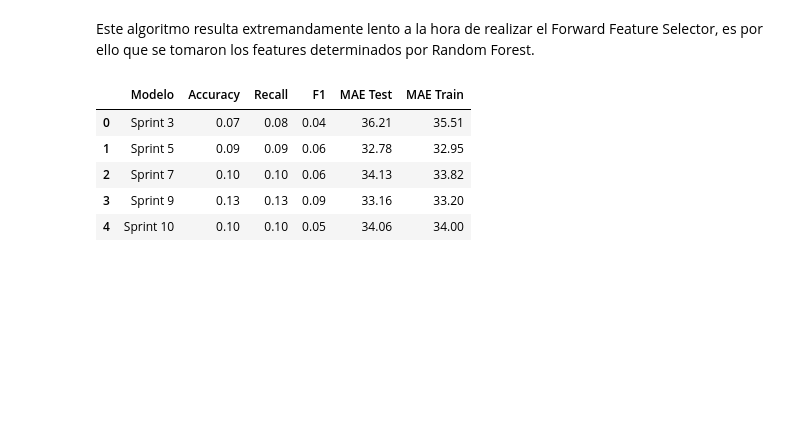
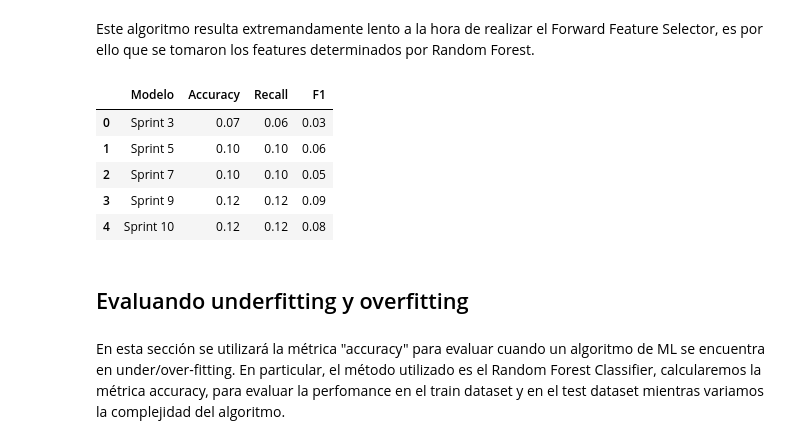
Before and after one commit to MauriJ/Data-Science, a Jupyter notebook: Desafíos/Proyecto complementario N°1/Proyecto_ComplementarioI_Moran.ipynb, the cells around one changed output. Saved outputs shown, nothing was run; the diff lists cells and outputs as text; code cells hidden in the pictures; blank space fills up the shorter version.

```diff
--- a/Desafíos/Proyecto complementario N°1/Proyecto_ComplementarioI_Moran.ipynb
+++ b/Desafíos/Proyecto complementario N°1/Proyecto_ComplementarioI_Moran.ipynb
@@ -71,7 +70,7 @@ for i in [3, 5, 7, 9, 10]:
 # %%
 knn = KNeighborsClassifier(n_neighbors = 5, n_jobs = -1)
 
-accuracy_forw, recall_forw, f1_forw, mae_forw_train, mae_forw_test = [], [], [], [], []
+accuracy_forw, recall_forw, f1_forw = [], [], []
 
 for i in [3, 5, 7, 9, 10]:
     X_i = X[list(X2.columns[forw[f'sfs_{i}'].get_support()])]
@@ -80,15 +79,12 @@ for i in [3, 5, 7, 9, 10]:
     knn.fit(X_train, y_train)
 
     y_test_pred = knn.predict(X_test)
-    y_train_pred = knn.predict(X_train)
 
     accuracy_forw.append(accuracy_score(y_test, y_test_pred))
     recall_forw.append(recall_score(y_test, y_test_pred, average = 'macro'))
     f1_forw.append(f1_score(y_test, y_test_pred, average = 'macro'))
-    mae_forw_train.append(mean_absolute_error(y_train, y_train_pred))
-    mae_forw_test.append(mean_absolute_error(y_test, y_test_pred))
 
-comparacion_forw = pd.DataFrame({'Modelo': ['Sprint 3', 'Sprint 5', ' Sprint 7', 'Sprint 9', 'Sprint 10'], 'Accuracy': accuracy_forw, 'Recall': recall_forw, 'F1': f1_forw, 'MAE Test': mae_forw_test, 'MAE Train': mae_forw_train})
+comparacion_forw = pd.DataFrame({'Modelo': ['Sprint 3', 'Sprint 5', ' Sprint 7', 'Sprint 9', 'Sprint 10'], 'Accuracy': accuracy_forw, 'Recall': recall_forw, 'F1': f1_forw})
 
 comparacion_forw.round(2)
 # %% [output]
@@ -115,7 +111,7 @@ for i in [3, 5, 7, 9, 10]:
 # %%
 nb = GaussianNB()
 
-accuracy_forw_nb, recall_forw_nb, f1_forw_nb, mae_forw_train, mae_forw_test = [], [], [], [], []
+accuracy_forw_nb, recall_forw_nb, f1_forw_nb = [], [], []
 
 for i in [3, 5, 7, 9, 10]:
     X_i = X[list(X2.columns[forw_nb[f'sfs_{i}'].get_support()])]
@@ -124,15 +120,12 @@ for i in [3, 5, 7, 9, 10]:
     nb.fit(X_train, y_train)
 
     y_test_pred = nb.predict(X_test)
-    y_train_pred = nb.predict(X_train)
 
     accuracy_forw_nb.append(accuracy_score(y_test, y_test_pred))
     recall_forw_nb.append(recall_score(y_test, y_test_pred, average = 'macro'))
     f1_forw_nb.append(f1_score(y_test, y_test_pred, average = 'macro'))
-    mae_forw_train.append(mean_absolute_error(y_train, y_train_pred))
-    mae_forw_test.append(mean_absolute_error(y_test, y_test_pred))
 
-comparacion_forw_nb = pd.DataFrame({'Modelo': ['Sprint 3', 'Sprint 5', ' Sprint 7', 'Sprint 9', 'Sprint 10'], 'Accuracy': accuracy_forw_nb, 'Recall': recall_forw_nb, 'F1': f1_forw_nb, 'MAE Test': mae_forw_test, 'MAE Train': mae_forw_train})
+comparacion_forw_nb = pd.DataFrame({'Modelo': ['Sprint 3', 'Sprint 5', ' Sprint 7', 'Sprint 9', 'Sprint 10'], 'Accuracy': accuracy_forw_nb, 'Recall': recall_forw_nb, 'F1': f1_forw_nb})
 
 comparacion_forw_nb.round(2)
 # %% [output]
@@ -159,7 +152,7 @@ for i in [3, 5, 7, 9, 10]:
 # %%
 dtc = DecisionTreeClassifier(min_samples_split = 10)
 
-accuracy_forw_dtc, recall_forw_dtc, f1_forw_dtc, mae_forw_train, mae_forw_test = [], [], [], [], []
+accuracy_forw_dtc, recall_forw_dtc, f1_forw_dtc = [], [], []
 
 for i in [3, 5, 7, 9, 10]:
     X_i = X[list(X2.columns[forw_dtc[f'sfs_{i}'].get_support()])]
@@ -168,15 +161,12 @@ for i in [3, 5, 7, 9, 10]:
     dtc.fit(X_train, y_train)
 
     y_test_pred = dtc.predict(X_test)
-    y_train_pred = dtc.predict(X_train)
 
     accuracy_forw_dtc.append(accuracy_score(y_test, y_test_pred))
     recall_forw_dtc.append(recall_score(y_test, y_test_pred, average = 'macro'))
     f1_forw_dtc.append(f1_score(y_test, y_test_pred, average = 'macro'))
-    mae_forw_train.append(mean_absolute_error(y_train, y_train_pred))
-    mae_forw_test.append(mean_absolute_error(y_test, y_test_pred))
 
-comparacion_forw_dtc = pd.DataFrame({'Modelo': ['Sprint 3', 'Sprint 5', ' Sprint 7', 'Sprint 9', 'Sprint 10'], 'Accuracy': accuracy_forw_dtc, 'Recall': recall_forw_dtc, 'F1': f1_forw_dtc, 'MAE Test': mae_forw_test, 'MAE Train': mae_forw_train})
+comparacion_forw_dtc = pd.DataFrame({'Modelo': ['Sprint 3', 'Sprint 5', ' Sprint 7', 'Sprint 9', 'Sprint 10'], 'Accuracy': accuracy_forw_dtc, 'Recall': recall_forw_dtc, 'F1': f1_forw_dtc})
 
 comparacion_forw_dtc.round(2)
 # %% [output]
@@ -203,7 +193,7 @@ for i in [3, 5, 7, 9, 10]:
 # %%
 rfc = RandomForestClassifier(max_depth = 5, n_estimators = 10, max_features = 1)
 
-accuracy_forw_rfc, recall_forw_rfc, f1_forw_rfc, mae_forw_train, mae_forw_test = [], [], [], [], []
+accuracy_forw_rfc, recall_forw_rfc, f1_forw_rfc = [], [], []
 
 for i in [3, 5, 7, 9, 10]:
     X_i = X[list(X2.columns[forw_rfc[f'sfs_{i}'].get_support()])]
@@ -212,15 +202,12 @@ for i in [3, 5, 7, 9, 10]:
     rfc.fit(X_train, y_train)
 
     y_test_pred = rfc.predict(X_test)
-    y_train_pred = rfc.predict(X_train)
 
     accuracy_forw_rfc.append(accuracy_score(y_test, y_test_pred))
     recall_forw_rfc.append(recall_score(y_test, y_test_pred, average = 'macro'))
     f1_forw_rfc.append(f1_score(y_test, y_test_pred, average = 'macro'))
-    mae_forw_train.append(mean_absolute_error(y_train, y_train_pred))
-    mae_forw_test.append(mean_absolute_error(y_test, y_test_pred))
 
-comparacion_forw_rfc = pd.DataFrame({'Modelo': ['Sprint 3', 'Sprint 5', ' Sprint 7', 'Sprint 9', 'Sprint 10'], 'Accuracy': accuracy_forw_rfc, 'Recall': recall_forw_rfc, 'F1': f1_forw_rfc, 'MAE Test': mae_forw_test, 'MAE Train': mae_forw_train})
+comparacion_forw_rfc = pd.DataFrame({'Modelo': ['Sprint 3', 'Sprint 5', ' Sprint 7', 'Sprint 9', 'Sprint 10'], 'Accuracy': accuracy_forw_rfc, 'Recall': recall_forw_rfc, 'F1': f1_forw_rfc})
 
 comparacion_forw_rfc.round(2)
 # %% [output]
@@ -239,30 +226,31 @@ from sklearn.ensemble import AdaBoostClassifier
 # %%
 abc = AdaBoostClassifier()
 
-accuracy_forw_abc, recall_forw_abc, f1_forw_abc, mae_forw_train, mae_forw_test = [], [], [], [], []
+accuracy_forw_abc, recall_forw_abc, f1_forw_abc = [], [], []
 
 for i in [3, 5, 7, 9, 10]:
     X_i = X[list(X2.columns[forw_rfc[f'sfs_{i}'].get_support()])]
 
     X_train, X_test, y_train, y_test = train_test_split(X_i, y, random_state = 42)
     abc.fit(X_train, y_train)
 
     y_test_pred = abc.predict(X_test)
-    y_train_pred = abc.predict(X_train)
 
     accuracy_forw_abc.append(accuracy_score(y_test, y_test_pred))
     recall_forw_abc.append(recall_score(y_test, y_test_pred, average = 'macro'))
     f1_forw_abc.append(f1_score(y_test, y_test_pred, average = 'macro'))
-    mae_forw_train.append(mean_absolute_error(y_train, y_train_pred))
-    mae_forw_test.append(mean_absolute_error(y_test, y_test_pred))
 
-comparacion_forw_abc = pd.DataFrame({'Modelo': ['Sprint 3', 'Sprint 5', ' Sprint 7', 'Sprint 9', 'Sprint 10'], 'Accuracy': accuracy_forw_abc, 'Recall': recall_forw_abc, 'F1': f1_forw_abc, 'MAE Test': mae_forw_test, 'MAE Train': mae_forw_train})
+comparacion_forw_abc = pd.DataFrame({'Modelo': ['Sprint 3', 'Sprint 5', ' Sprint 7', 'Sprint 9', 'Sprint 10'], 'Accuracy': accuracy_forw_abc, 'Recall': recall_forw_abc, 'F1': f1_forw_abc})
 
 comparacion_forw_abc.round(2)
 # %% [output]
-|  | Modelo | Accuracy | Recall | F1 | MAE Test | MAE Train |
-| 0 | Sprint 3 | 0.07 | 0.08 | 0.04 | 36.21 | 35.51 |
-| 1 | Sprint 5 | 0.09 | 0.09 | 0.06 | 32.78 | 32.95 |
-| 2 | Sprint 7 | 0.10 | 0.10 | 0.06 | 34.13 | 33.82 |
-| 3 | Sprint 9 | 0.13 | 0.13 | 0.09 | 33.16 | 33.20 |
-| 4 | Sprint 10 | 0.10 | 0.10 | 0.05 | 34.06 | 34.00 |
+|  | Modelo | Accuracy | Recall | F1 |
+| 0 | Sprint 3 | 0.07 | 0.06 | 0.03 |
+| 1 | Sprint 5 | 0.10 | 0.10 | 0.06 |
+| 2 | Sprint 7 | 0.10 | 0.10 | 0.05 |
+| 3 | Sprint 9 | 0.12 | 0.12 | 0.09 |
+| 4 | Sprint 10 | 0.12 | 0.12 | 0.08 |
+# %% [markdown]
+## Evaluando underfitting y overfitting
+# %% [markdown]
+En esta sección se utilizará la métrica "accuracy" para evaluar cuando un algoritmo de ML se encuentra en under/over-fitting. En particular, el método utilizado es el Random Forest Classifier, calcularemos la métrica accuracy, para evaluar la perfomance en el train dataset y en el test dataset mientras variamos la complejidad del algoritmo.
```
Also changed, not shown: parts of 26 cells of this notebook, 2 other files.
